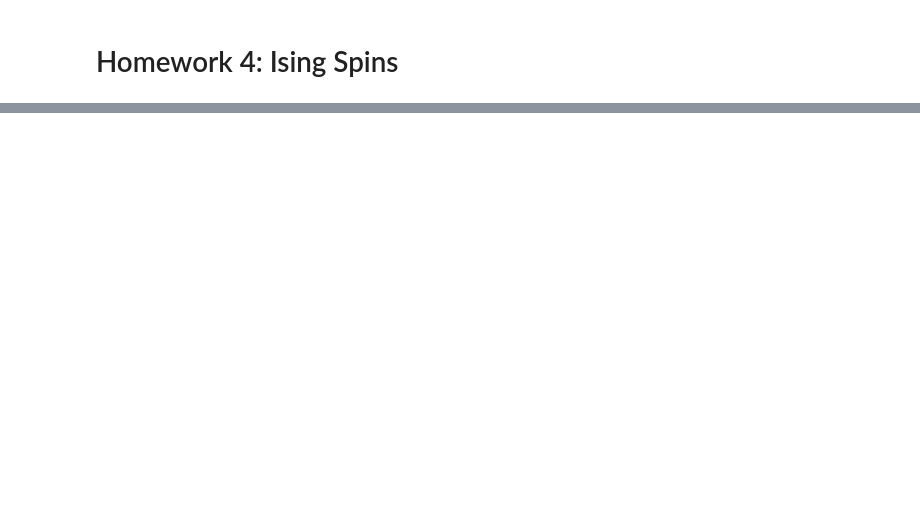
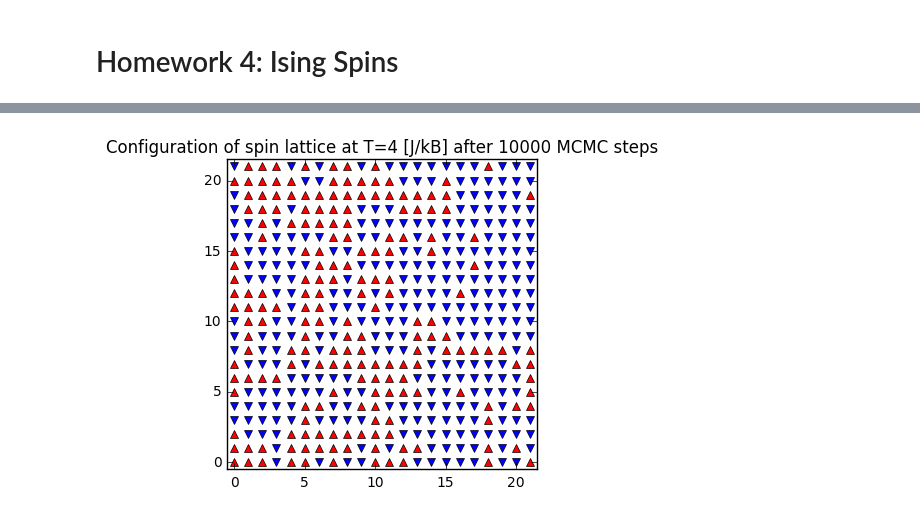
Before and after one commit to DromaninCM/PAS-IPython-notebooks, a Jupyter notebook: homework-4-pas-krzakala.ipynb, the cells around one changed output, grey strips where cells are left out. Drawn from its saved outputs; the diff is of its cells as text; code cells hidden in the pictures; blank space fills up the shorter version.

```diff
--- a/homework-4-pas-krzakala.ipynb
+++ b/homework-4-pas-krzakala.ipynb
@@ -121,0 +110,5 @@ Ising_highT.plot_lattice()
+# %%
+Ising_T4.MCMC(10000)
+Ising_T4.plot_lattice(title="Configuration of spin lattice at T=4 [J/kB] after 10000 MCMC steps")
+# %% [output]
+[figure, added]
```
Also changed, not shown: parts of 57 cells of this notebook.
